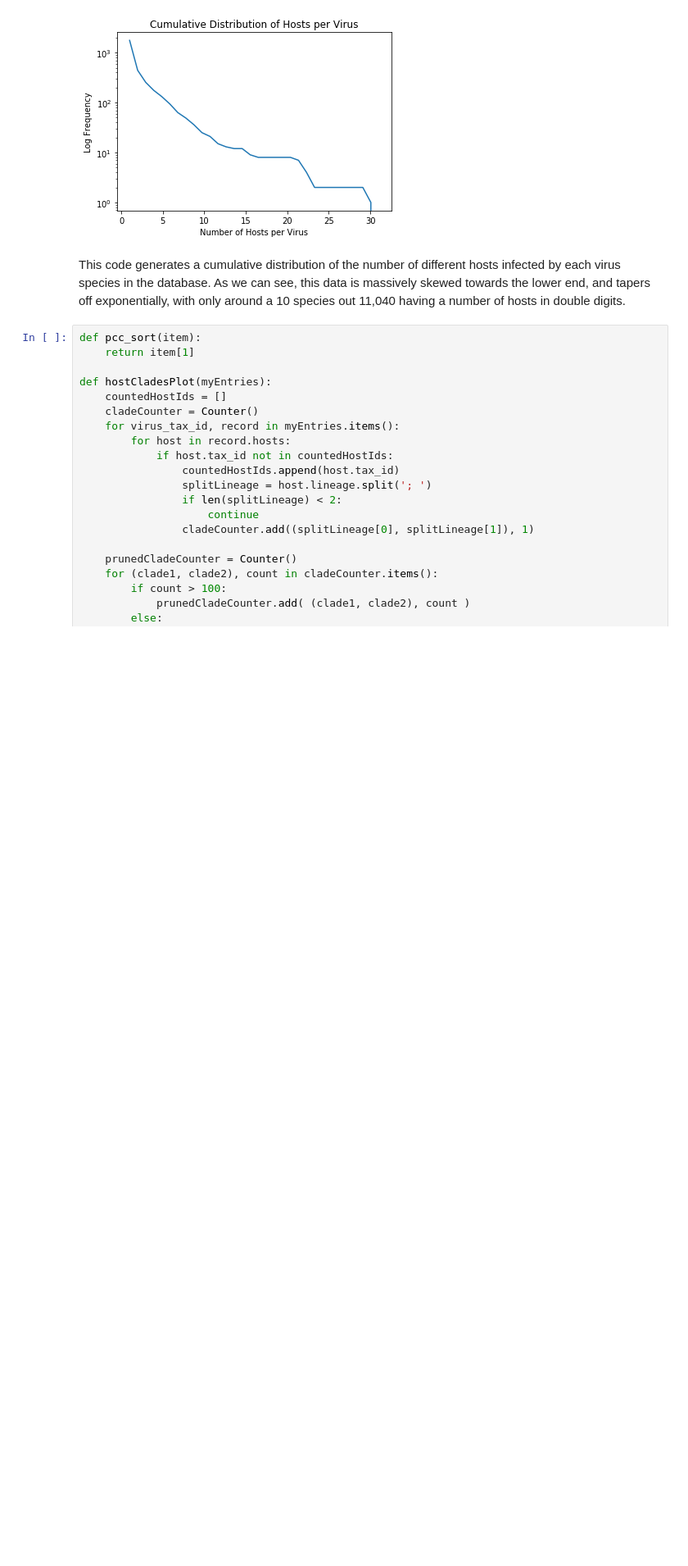
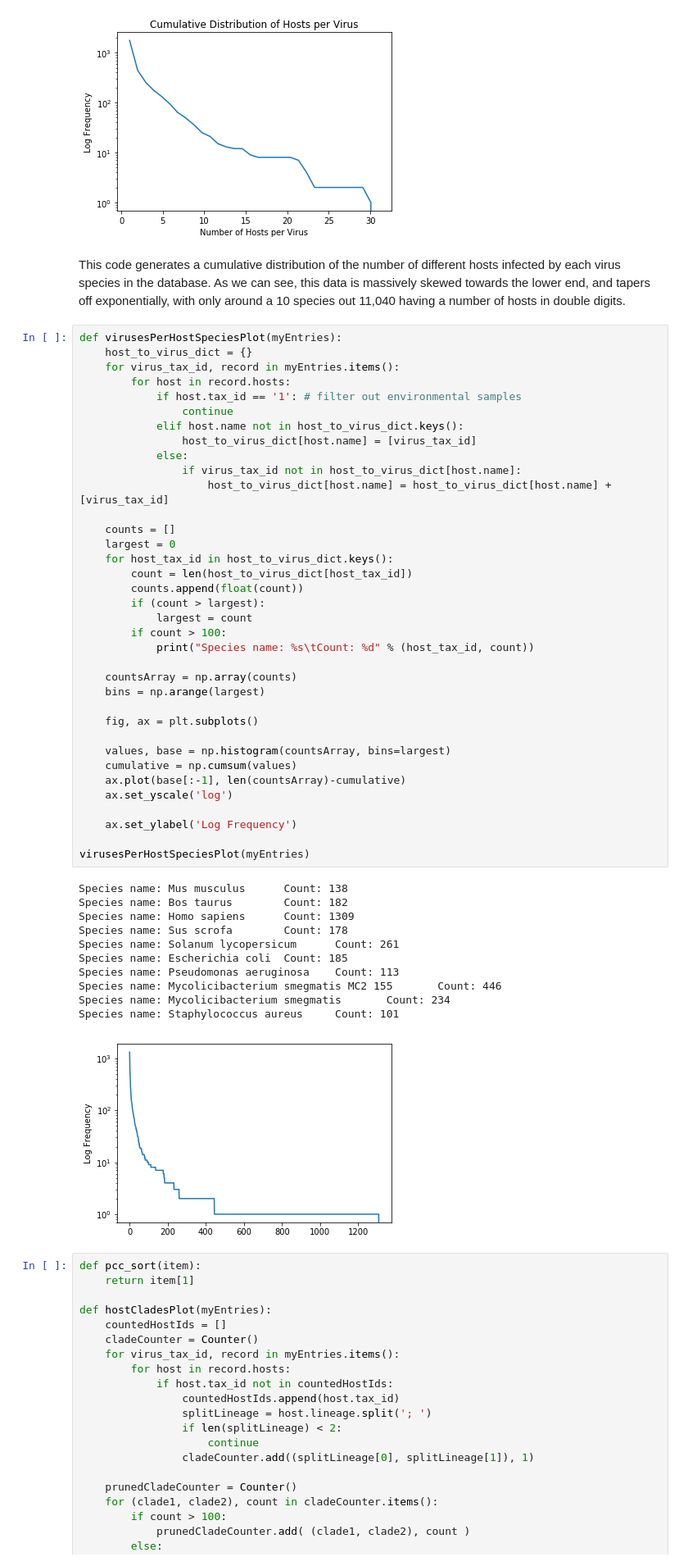
Before and after one commit to sable-cat/anthropocentric-sequencing, a Jupyter notebook: Project.ipynb, the cells around one changed output. Shown at 82% size. Cells and saved outputs as stored; diff of their text form; blank space fills up the shorter version.

```diff
--- a/Project.ipynb
+++ b/Project.ipynb
@@ -84,6 +84,54 @@ Median number of host species per virus species: 1.0
 [figure]
 # %% [markdown]
 This code generates a cumulative distribution of the number of different hosts infected by each virus species in the database. As we can see, this data is massively skewed towards the lower end, and tapers off exponentially, with only around a 10 species out 11,040 having a number of hosts in double digits.
+# %%
+def virusesPerHostSpeciesPlot(myEntries):
+    host_to_virus_dict = {}
+    for virus_tax_id, record in myEntries.items():
+        for host in record.hosts:
+            if host.tax_id == '1': # filter out environmental samples
+                continue
+            elif host.name not in host_to_virus_dict.keys():
+                host_to_virus_dict[host.name] = [virus_tax_id]
+            else:
+                if virus_tax_id not in host_to_virus_dict[host.name]:
+                    host_to_virus_dict[host.name] = host_to_virus_dict[host.name] + [virus_tax_id]
+
+    counts = []
+    largest = 0
+    for host_tax_id in host_to_virus_dict.keys():
+        count = len(host_to_virus_dict[host_tax_id])
+        counts.append(float(count))
+        if (count > largest):
+            largest = count
+        if count > 100:
+            print("Species name: %s\tCount: %d" % (host_tax_id, count))
+
+    countsArray = np.array(counts)
+    bins = np.arange(largest)
+
+    fig, ax = plt.subplots()
+
+    values, base = np.histogram(countsArray, bins=largest)
+    cumulative = np.cumsum(values)
+    ax.plot(base[:-1], len(countsArray)-cumulative)
+    ax.set_yscale('log')
+
+    ax.set_ylabel('Log Frequency')
+
+virusesPerHostSpeciesPlot(myEntries)
+# %% [output]
+Species name: Mus musculus      Count: 138
+Species name: Bos taurus        Count: 182
+Species name: Homo sapiens      Count: 1309
+Species name: Sus scrofa        Count: 178
+Species name: Solanum lycopersicum      Count: 261
+Species name: Escherichia coli  Count: 185
+Species name: Pseudomonas aeruginosa    Count: 113
+Species name: Mycolicibacterium smegmatis MC2 155       Count: 446
+Species name: Mycolicibacterium smegmatis       Count: 234
+Species name: Staphylococcus aureus     Count: 101
+[figure, added]
 # %%
 def pcc_sort(item):
     return item[1]
```
Also changed, not shown: parts of 1 cell of this notebook.
